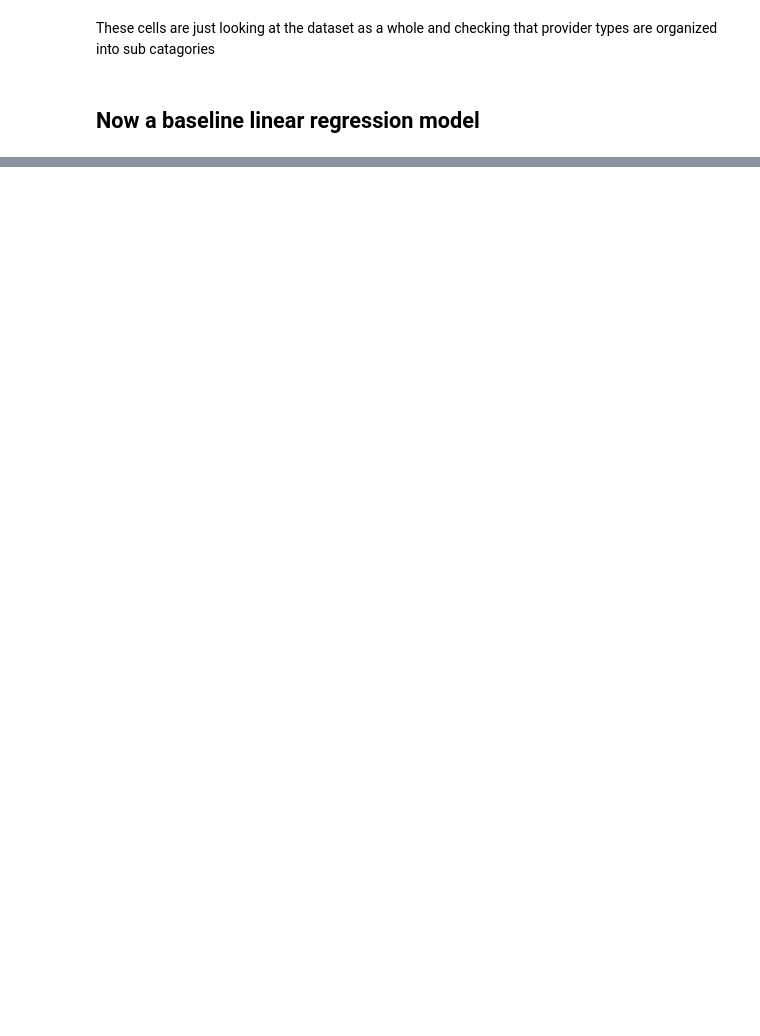
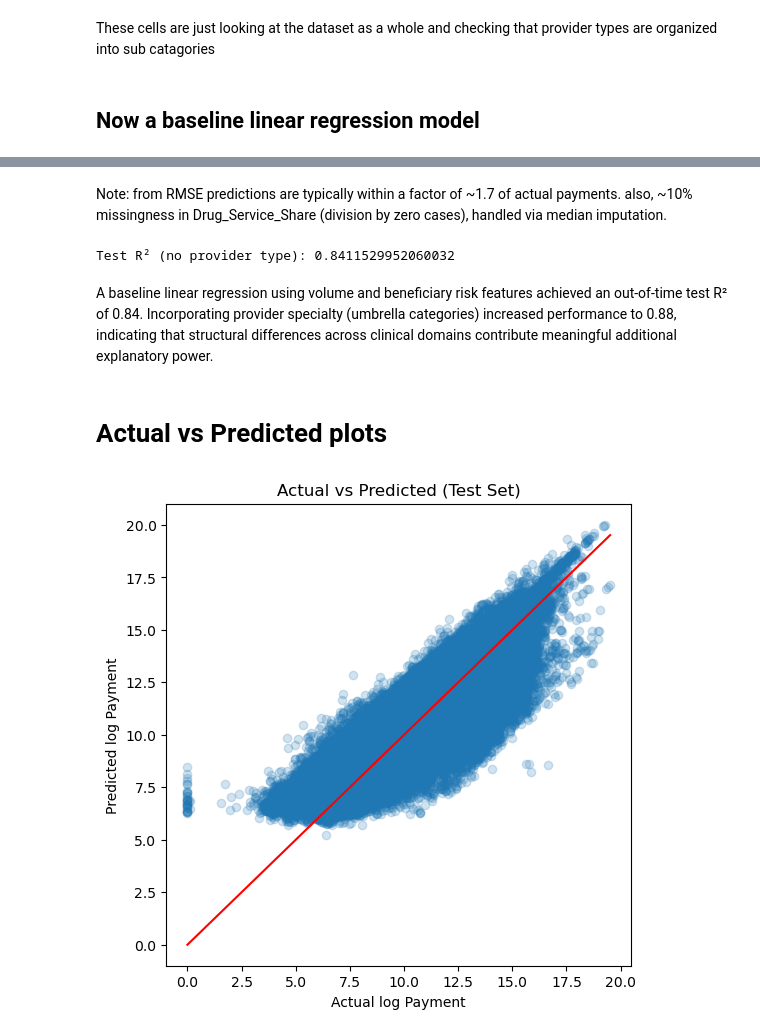
Before and after one commit to JennQQQ/Medicare-Project, a Jupyter notebook: notebooks/Volume_Risk_ProvType_LRModel.ipynb, the cells around one changed output, grey strips where cells are left out. Saved outputs shown, nothing was run; the diff lists cells and outputs as text; code cells hidden in the pictures; blank space fills up the shorter version.

Commit message:
adding full Volume Risk ProvType LR model

```diff
--- a/notebooks/Volume_Risk_ProvType_LRModel.ipynb
+++ b/notebooks/Volume_Risk_ProvType_LRModel.ipynb
@@ -9,7 +9,23 @@ from pathlib import Path
 
 file_path = "../data/raw/Modified_Prov_Type_and_Round_Int_All_10_years.csv"
 
-df = pd.read_csv(file_path, nrows=100000)
+usecols = [
+    "year",
+    "Rndrng_Prvdr_Type",
+    "Tot_Benes",
+    "Tot_Srvcs",
+    "Drug_Tot_Srvcs",
+    "Bene_Avg_Risk_Scre",
+    "Tot_Mdcr_Pymt_Amt"
+]
+
+df = pd.read_csv(file_path, usecols=usecols, low_memory=False)
+
+# sanity check
+print(df["year"].min(), df["year"].max())
+print(df["year"].value_counts().sort_index().tail())
+
+
 df.columns.tolist()
 df["log_Tot_Benes"] = np.log1p(df["Tot_Benes"])
 df["log_Tot_Srvcs"] = np.log1p(df["Tot_Srvcs"])
@@ -37,4 +44,5 @@ df["log_Tot_Mdcr_Pymt_Amt"] = np.log1p(df["Tot_Mdcr_Pymt_Amt"])
 # %%
+type_counts = df["Rndrng_Prvdr_Type"].value_counts()
 min_count = 500
 
 keep_types = type_counts[type_counts >= min_count].index
@@ -43,3 +51,4 @@ df["ProvType_Model"] = df["Rndrng_Prvdr_Type"].where(
     df["Rndrng_Prvdr_Type"].isin(keep_types),
     "Other"
 )
+print(df["ProvType_Model"].value_counts().head(20))
@@ -48,8 +78,8 @@ These cells are just looking at the dataset as a whole and checking that provide
 # %% [markdown]
 ## Now a baseline linear regression model
 # %%
-train = df[df["Year"] <= 2020].copy()
-test  = df[df["Year"] >= 2021].copy()
+train = df[df["year"] <= 2020].copy()
+test  = df[df["year"] >= 2021].copy()
 
 features = [
     "log_Tot_Benes",
@@ -73,0 +164,50 @@ from sklearn.metrics import r2_score, mean_squared_error
+# %% [markdown]
+Note: from RMSE predictions are typically within a factor of ~1.7 of actual payments.
+also, ~10% missingness in Drug_Service_Share (division by zero cases), handled via median imputation.
+# %%
+features_no_type = [
+    "log_Tot_Benes",
+    "log_Tot_Srvcs",
+    "Services_per_Bene",
+    "Drug_Service_Share",
+    "Bene_Avg_Risk_Scre"
+]
+
+X_train2 = train[features_no_type]
+X_test2  = test[features_no_type]
+
+preprocessor2 = ColumnTransformer(
+    transformers=[
+        ("num", Pipeline([("imputer", SimpleImputer(strategy="median"))]), features_no_type)
+    ]
+)
+
+model2 = Pipeline(steps=[
+    ("preprocessor", preprocessor2),
+    ("regressor", LinearRegression())
+])
+
+model2.fit(X_train2, y_train)
+pred2 = model2.predict(X_test2)
+
+print("Test R² (no provider type):", r2_score(y_test, pred2))
+# %% [output]
+Test R² (no provider type): 0.8411529952060032
+# %% [markdown]
+A baseline linear regression using volume and beneficiary risk features achieved an out-of-time test R² of 0.84. Incorporating provider specialty (umbrella categories) increased performance to 0.88, indicating that structural differences across clinical domains contribute meaningful additional explanatory power.
+# %% [markdown]
+# Actual vs Predicted plots
+# %%
+import matplotlib.pyplot as plt
+
+plt.figure(figsize=(6,6))
+plt.scatter(y_test, pred, alpha=0.2)
+plt.plot([y_test.min(), y_test.max()],
+         [y_test.min(), y_test.max()],
+         color="red")
+plt.xlabel("Actual log Payment")
+plt.ylabel("Predicted log Payment")
+plt.title("Actual vs Predicted (Test Set)")
+plt.show()
+# %% [output]
+[figure, added]
```
Also changed, not shown: parts of 13 cells of this notebook.
